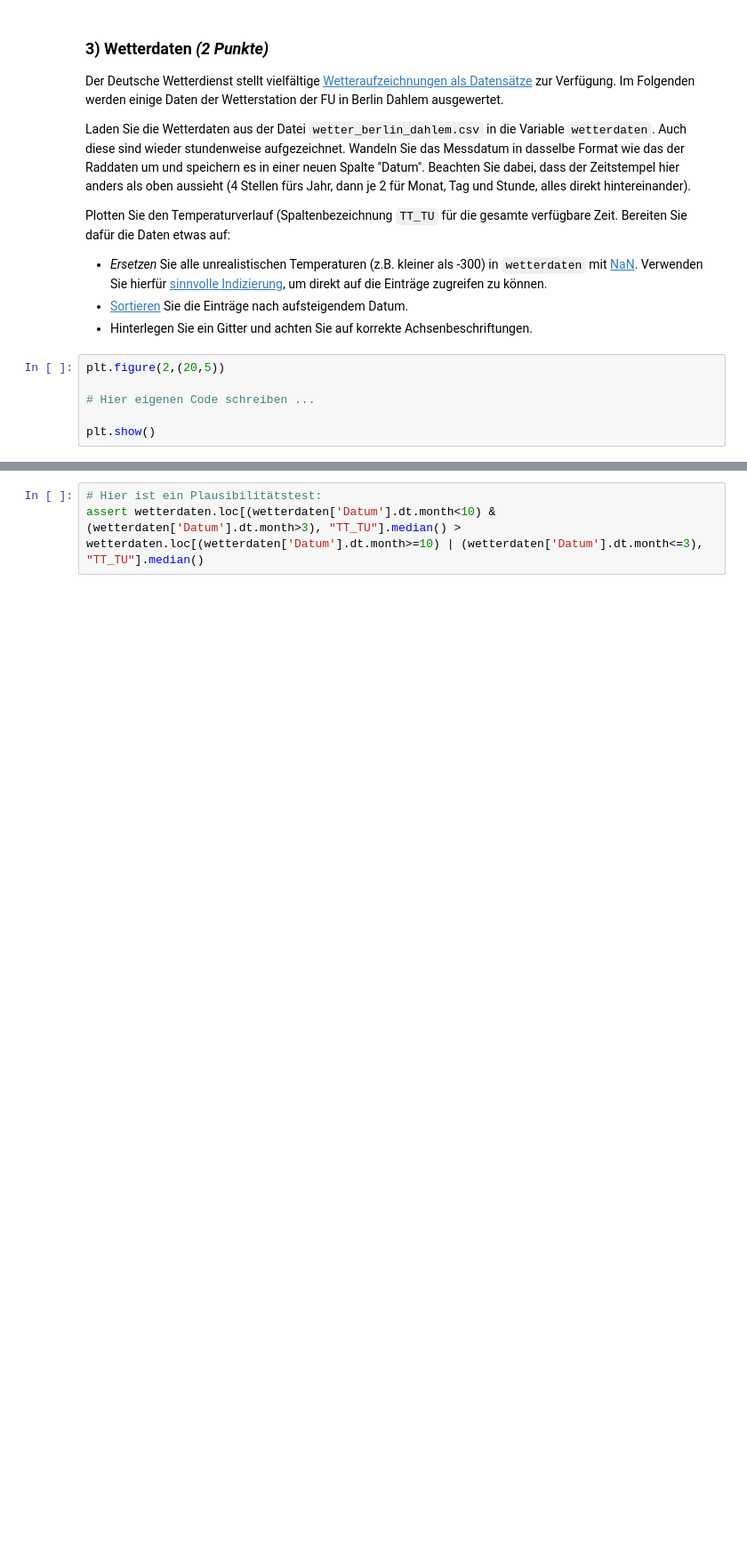
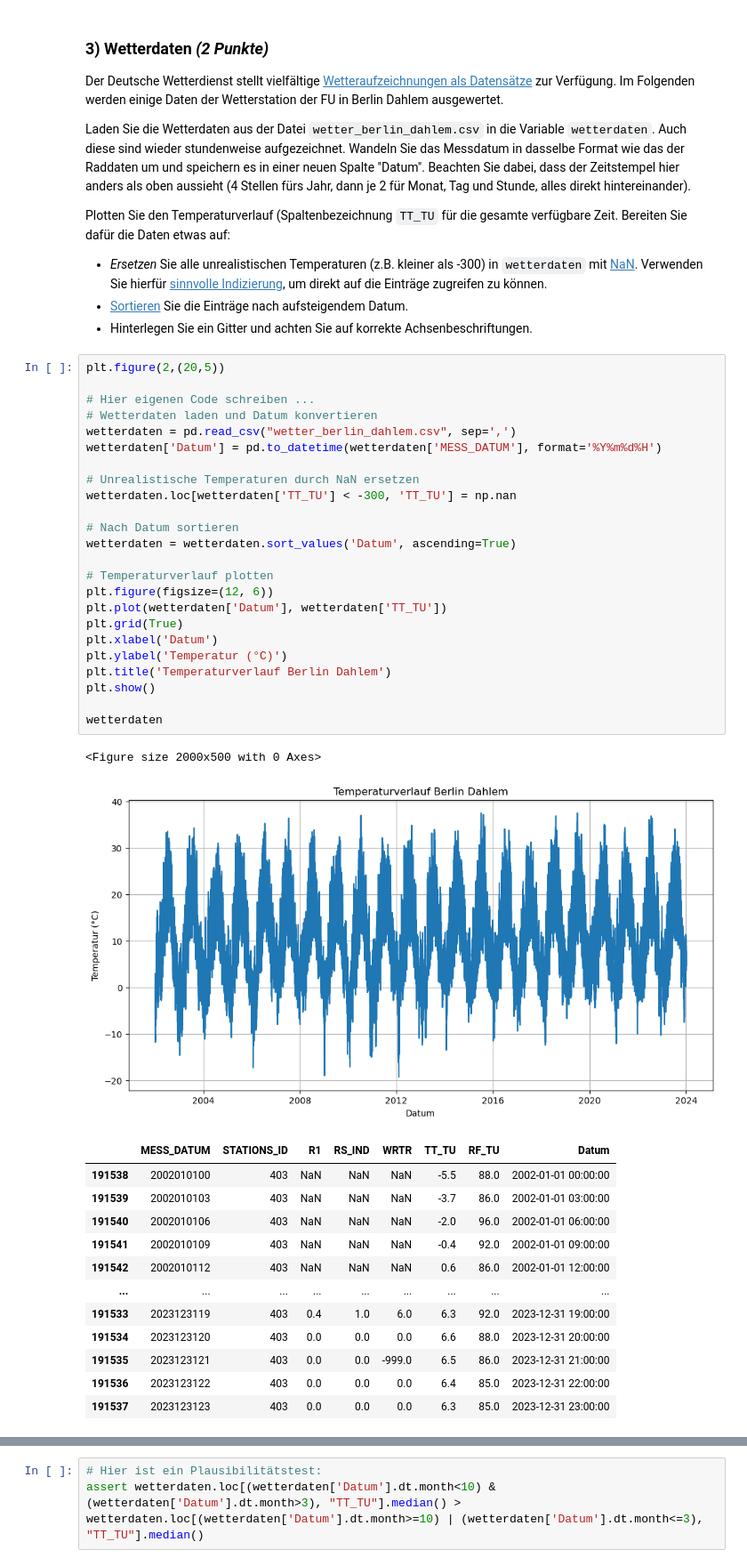
Before and after one commit to glueckf/Python-f-r-Ingenieure, a Jupyter notebook: pa05/PA5.ipynb, the cells around one changed output, grey strips where cells are left out. Shown at 89% size. Cells and saved outputs as stored; diff of their text form; blank space fills up the shorter version.

```diff
--- a/pa05/PA5.ipynb
+++ b/pa05/PA5.ipynb
@@ -101,6 +213,39 @@ Plotten Sie den Temperaturverlauf (Spaltenbezeichnung `TT_TU` für die gesamte v
 # %%
 plt.figure(2,(20,5))
 
 # Hier eigenen Code schreiben ...
+# Wetterdaten laden und Datum konvertieren
+wetterdaten = pd.read_csv("wetter_berlin_dahlem.csv", sep=',')
+wetterdaten['Datum'] = pd.to_datetime(wetterdaten['MESS_DATUM'], format='%Y%m%d%H')
 
+# Unrealistische Temperaturen durch NaN ersetzen
+wetterdaten.loc[wetterdaten['TT_TU'] < -300, 'TT_TU'] = np.nan
+
+# Nach Datum sortieren
+wetterdaten = wetterdaten.sort_values('Datum', ascending=True)
+
+# Temperaturverlauf plotten
+plt.figure(figsize=(12, 6))
+plt.plot(wetterdaten['Datum'], wetterdaten['TT_TU'])
+plt.grid(True)
+plt.xlabel('Datum')
+plt.ylabel('Temperatur (°C)')
+plt.title('Temperaturverlauf Berlin Dahlem')
 plt.show()
+
+wetterdaten
+# %% [output]
+<Figure size 2000x500 with 0 Axes>
+[figure, added]
+|  | MESS_DATUM | STATIONS_ID | R1 | RS_IND | WRTR | TT_TU | RF_TU | Datum |
+| 191538 | 2002010100 | 403 | NaN | NaN | NaN | -5.5 | 88.0 | 2002-01-01 00:00:00 |
+| 191539 | 2002010103 | 403 | NaN | NaN | NaN | -3.7 | 86.0 | 2002-01-01 03:00:00 |
+| 191540 | 2002010106 | 403 | NaN | NaN | NaN | -2.0 | 96.0 | 2002-01-01 06:00:00 |
+| 191541 | 2002010109 | 403 | NaN | NaN | NaN | -0.4 | 92.0 | 2002-01-01 09:00:00 |
+| 191542 | 2002010112 | 403 | NaN | NaN | NaN | 0.6 | 86.0 | 2002-01-01 12:00:00 |
+| ... | ... | ... | ... | ... | ... | ... | ... | ... |
+| 191533 | 2023123119 | 403 | 0.4 | 1.0 | 6.0 | 6.3 | 92.0 | 2023-12-31 19:00:00 |
+| 191534 | 2023123120 | 403 | 0.0 | 0.0 | 0.0 | 6.6 | 88.0 | 2023-12-31 20:00:00 |
+| 191535 | 2023123121 | 403 | 0.0 | 0.0 | -999.0 | 6.5 | 86.0 | 2023-12-31 21:00:00 |
+| 191536 | 2023123122 | 403 | 0.0 | 0.0 | 0.0 | 6.4 | 85.0 | 2023-12-31 22:00:00 |
+| 191537 | 2023123123 | 403 | 0.0 | 0.0 | 0.0 | 6.3 | 85.0 | 2023-12-31 23:00:00 |
```
Also changed, not shown: parts of 8 cells of this notebook.
